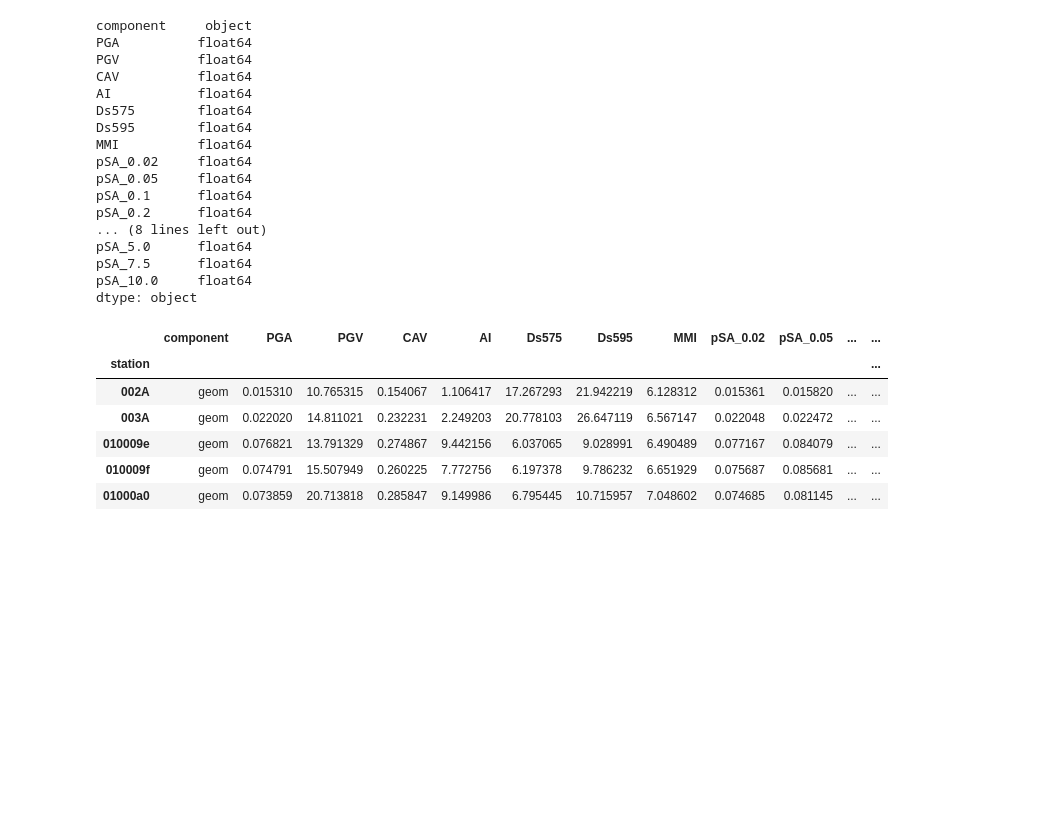
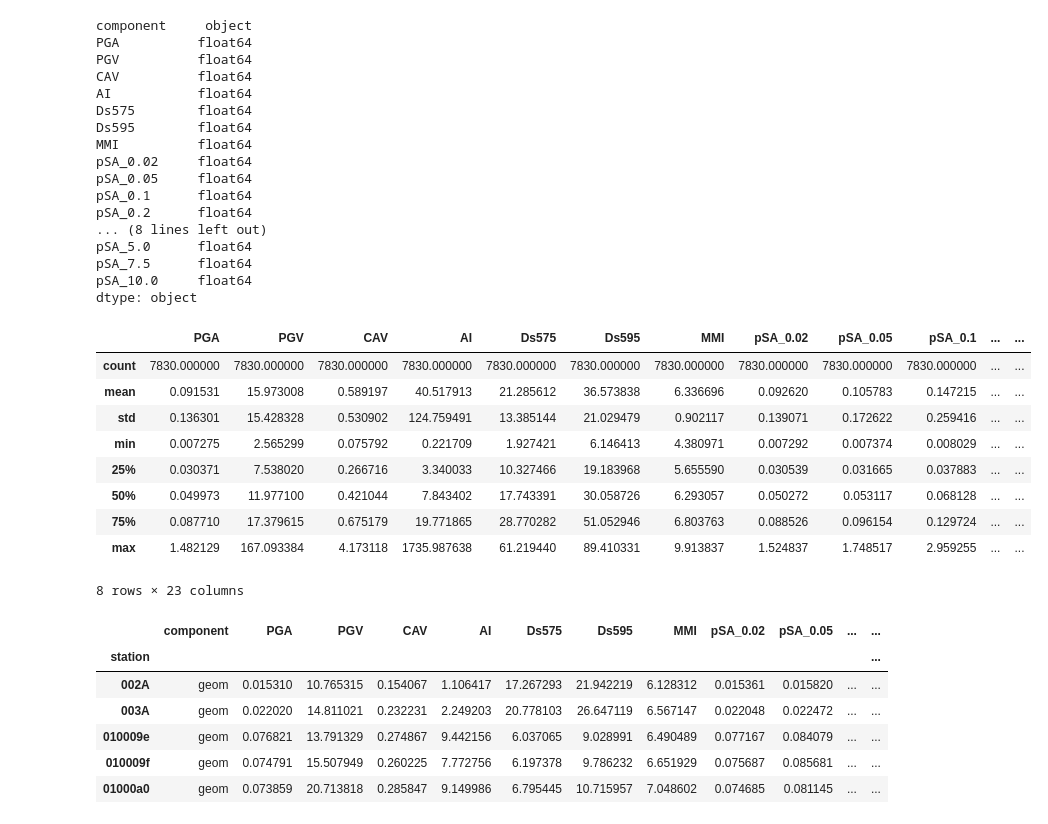
Before and after one commit to sungeunbae/python_tutorial, a Jupyter notebook: QuakeCoRE Python Workshop.ipynb, the cells around one changed output. Saved outputs shown, nothing was run; the diff lists cells and outputs as text; code cells hidden in the pictures; blank space fills up the shorter version.

Commit message:
Added division/set/df.describe()

```diff
--- a/QuakeCoRE Python Workshop.ipynb
+++ b/QuakeCoRE Python Workshop.ipynb
@@ -731,6 +765,19 @@ pSA_5.0      float64
 pSA_7.5      float64
 pSA_10.0     float64
 dtype: object
+# %%
+ims_df.describe() # gives you a summary of dataframe
+# %% [output]
+|  | PGA | PGV | CAV | AI | Ds575 | Ds595 | MMI | pSA_0.02 | pSA_0.05 | pSA_0.1 | ... | ... |
+| count | 7830.000000 | 7830.000000 | 7830.000000 | 7830.000000 | 7830.000000 | 7830.000000 | 7830.000000 | 7830.000000 | 7830.000000 | 7830.000000 | ... | ... |
+| mean | 0.091531 | 15.973008 | 0.589197 | 40.517913 | 21.285612 | 36.573838 | 6.336696 | 0.092620 | 0.105783 | 0.147215 | ... | ... |
+| std | 0.136301 | 15.428328 | 0.530902 | 124.759491 | 13.385144 | 21.029479 | 0.902117 | 0.139071 | 0.172622 | 0.259416 | ... | ... |
+| min | 0.007275 | 2.565299 | 0.075792 | 0.221709 | 1.927421 | 6.146413 | 4.380971 | 0.007292 | 0.007374 | 0.008029 | ... | ... |
+| 25% | 0.030371 | 7.538020 | 0.266716 | 3.340033 | 10.327466 | 19.183968 | 5.655590 | 0.030539 | 0.031665 | 0.037883 | ... | ... |
+| 50% | 0.049973 | 11.977100 | 0.421044 | 7.843402 | 17.743391 | 30.058726 | 6.293057 | 0.050272 | 0.053117 | 0.068128 | ... | ... |
+| 75% | 0.087710 | 17.379615 | 0.675179 | 19.771865 | 28.770282 | 51.052946 | 6.803763 | 0.088526 | 0.096154 | 0.129724 | ... | ... |
+| max | 1.482129 | 167.093384 | 4.173118 | 1735.987638 | 61.219440 | 89.410331 | 9.913837 | 1.524837 | 1.748517 | 2.959255 | ... | ... |
+8 rows × 23 columns
 # %%
 ims_df.head()
 # %% [output]
```
Also changed, not shown: parts of 30 cells of this notebook.
